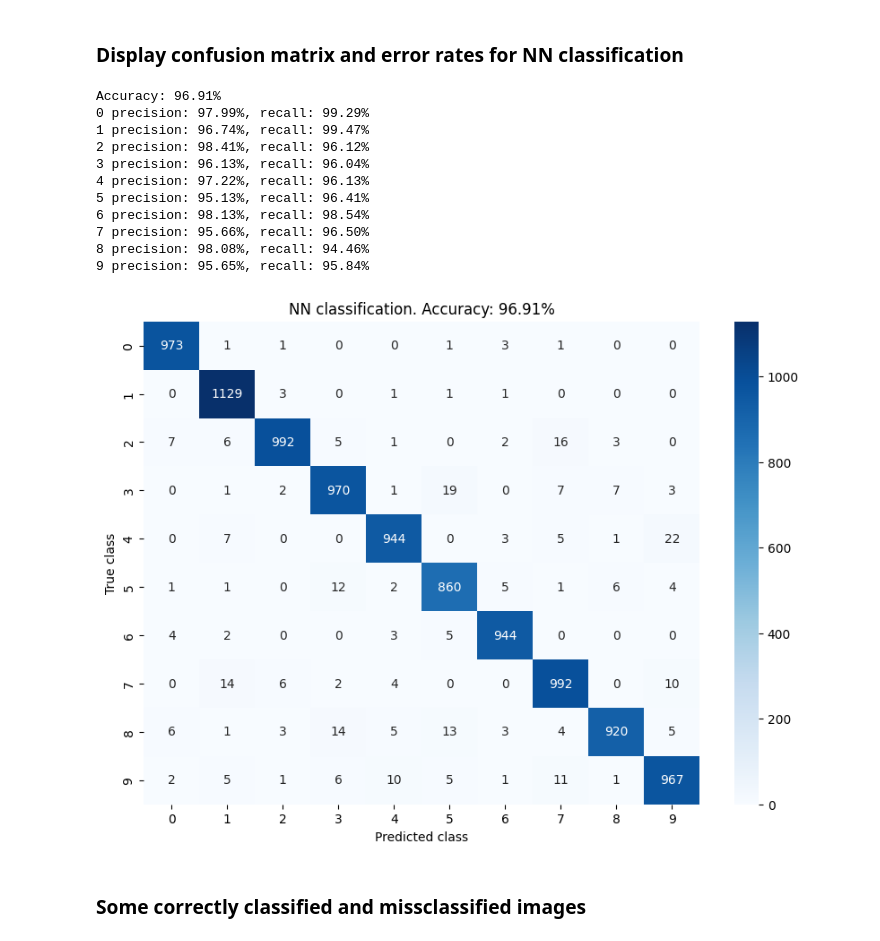
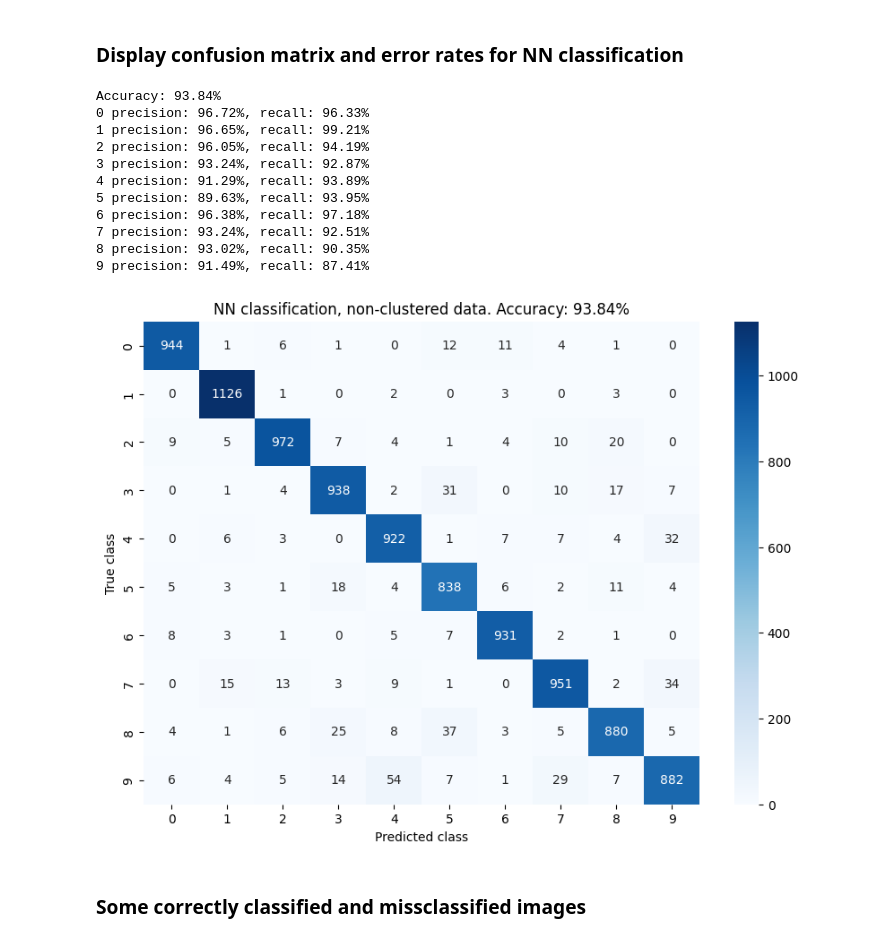
Before and after one commit to Martin-Ansteensen/TTT4275-Classification-project, a Jupyter notebook: Number_task/Numbers.ipynb, the cells around one changed output. Saved outputs shown, nothing was run; the diff lists cells and outputs as text; code cells hidden in the pictures.

Commit message:
Add 7NN test on non clustered data

```diff
--- a/Number_task/Numbers.ipynb
+++ b/Number_task/Numbers.ipynb
@@ -141,24 +154,24 @@ nn_pred = trainlab[nn_idx]
 ### Display confusion matrix and error rates for NN classification
 # %%
 conf_matrix = generate_conf_matrix(nn_pred, testlab)
-generate_conf_matrix_figure(conf_matrix, "NN classification")
+generate_conf_matrix_figure(conf_matrix, "NN classification, non-clustered data")
 precision, recall, accuracy = calculate_performances(conf_matrix)
 print(f"Accuracy: {accuracy:.2%}")
 for i, cls in enumerate(list(range(10))):
     print(f"{cls} precision: {precision[i]:.2%}, recall: {recall[i]:.2%}")
 # %% [output]
-Accuracy: 96.91%
-0 precision: 97.99%, recall: 99.29%
-1 precision: 96.74%, recall: 99.47%
-2 precision: 98.41%, recall: 96.12%
-3 precision: 96.13%, recall: 96.04%
-4 precision: 97.22%, recall: 96.13%
-5 precision: 95.13%, recall: 96.41%
-6 precision: 98.13%, recall: 98.54%
-7 precision: 95.66%, recall: 96.50%
-8 precision: 98.08%, recall: 94.46%
-9 precision: 95.65%, recall: 95.84%
+Accuracy: 93.84%
+0 precision: 96.72%, recall: 96.33%
+1 precision: 96.65%, recall: 99.21%
+2 precision: 96.05%, recall: 94.19%
+3 precision: 93.24%, recall: 92.87%
+4 precision: 91.29%, recall: 93.89%
+5 precision: 89.63%, recall: 93.95%
+6 precision: 96.38%, recall: 97.18%
+7 precision: 93.24%, recall: 92.51%
+8 precision: 93.02%, recall: 90.35%
+9 precision: 91.49%, recall: 87.41%
-[figure, old version]
+[figure, new version]
 # %% [markdown]
 ### Some correctly classified and missclassified images
 # %%
```
Also changed, not shown: parts of 15 cells of this notebook.
